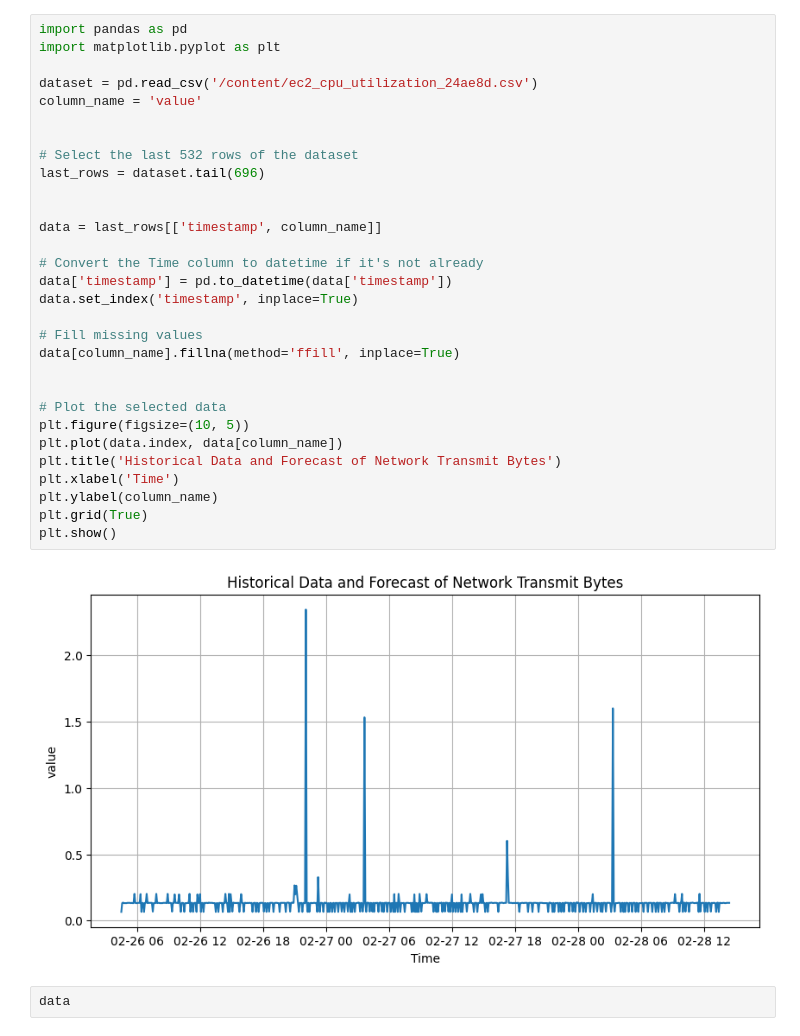
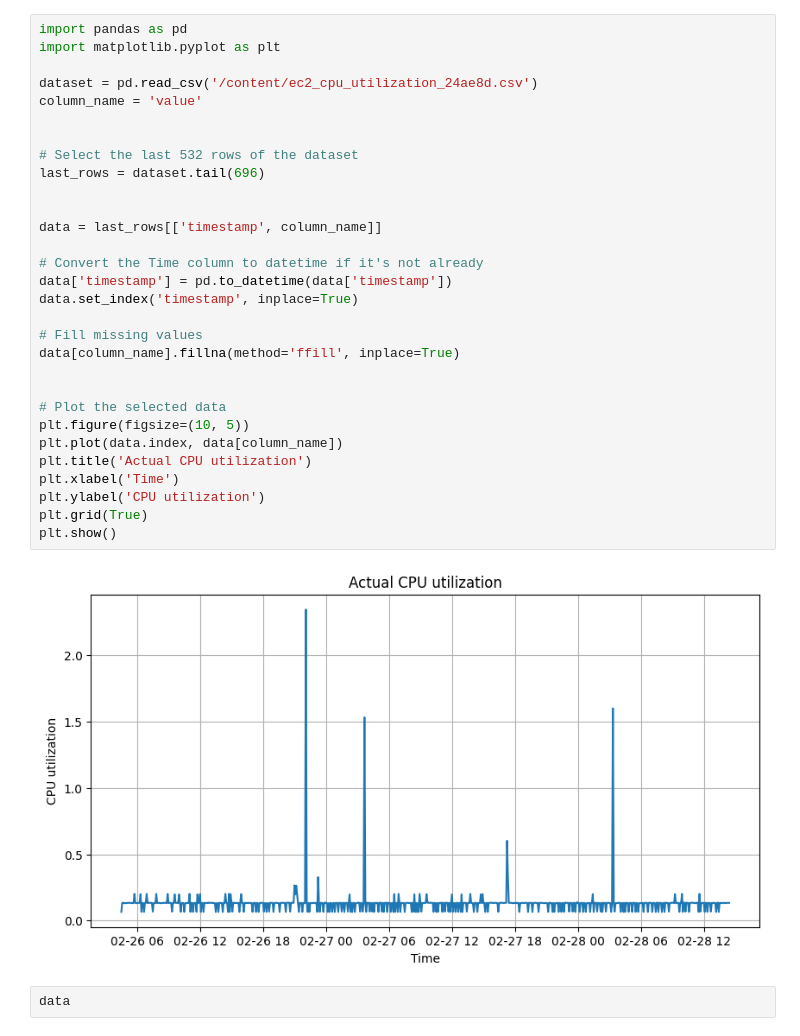
Before and after one commit to BOUBEGHELRima/Anomaly_detection, a Jupyter notebook: load_model.ipynb, the cells around one changed output. Drawn from its saved outputs; the diff is of its cells as text.

```diff
--- a/load_model.ipynb
+++ b/load_model.ipynb
@@ -3,35 +3,35 @@
 # %%
 import pandas as pd
 import matplotlib.pyplot as plt
 
 dataset = pd.read_csv('/content/ec2_cpu_utilization_24ae8d.csv')
 column_name = 'value'
 
 
 # Select the last 532 rows of the dataset
 last_rows = dataset.tail(696)
 
 
 data = last_rows[['timestamp', column_name]]
 
 # Convert the Time column to datetime if it's not already
 data['timestamp'] = pd.to_datetime(data['timestamp'])
 data.set_index('timestamp', inplace=True)
 
 # Fill missing values
 data[column_name].fillna(method='ffill', inplace=True)
 
 
 # Plot the selected data
 plt.figure(figsize=(10, 5))
 plt.plot(data.index, data[column_name])
-plt.title('Historical Data and Forecast of Network Transmit Bytes')
+plt.title('Actual CPU utilization')
 plt.xlabel('Time')
-plt.ylabel(column_name)
+plt.ylabel('CPU utilization')
 plt.grid(True)
 plt.show()
 # %% [output]
-[figure, old version]
+[figure, new version]
 # %%
 data
 # %% [output]
```
Also changed, not shown: parts of 2 cells of this notebook.
